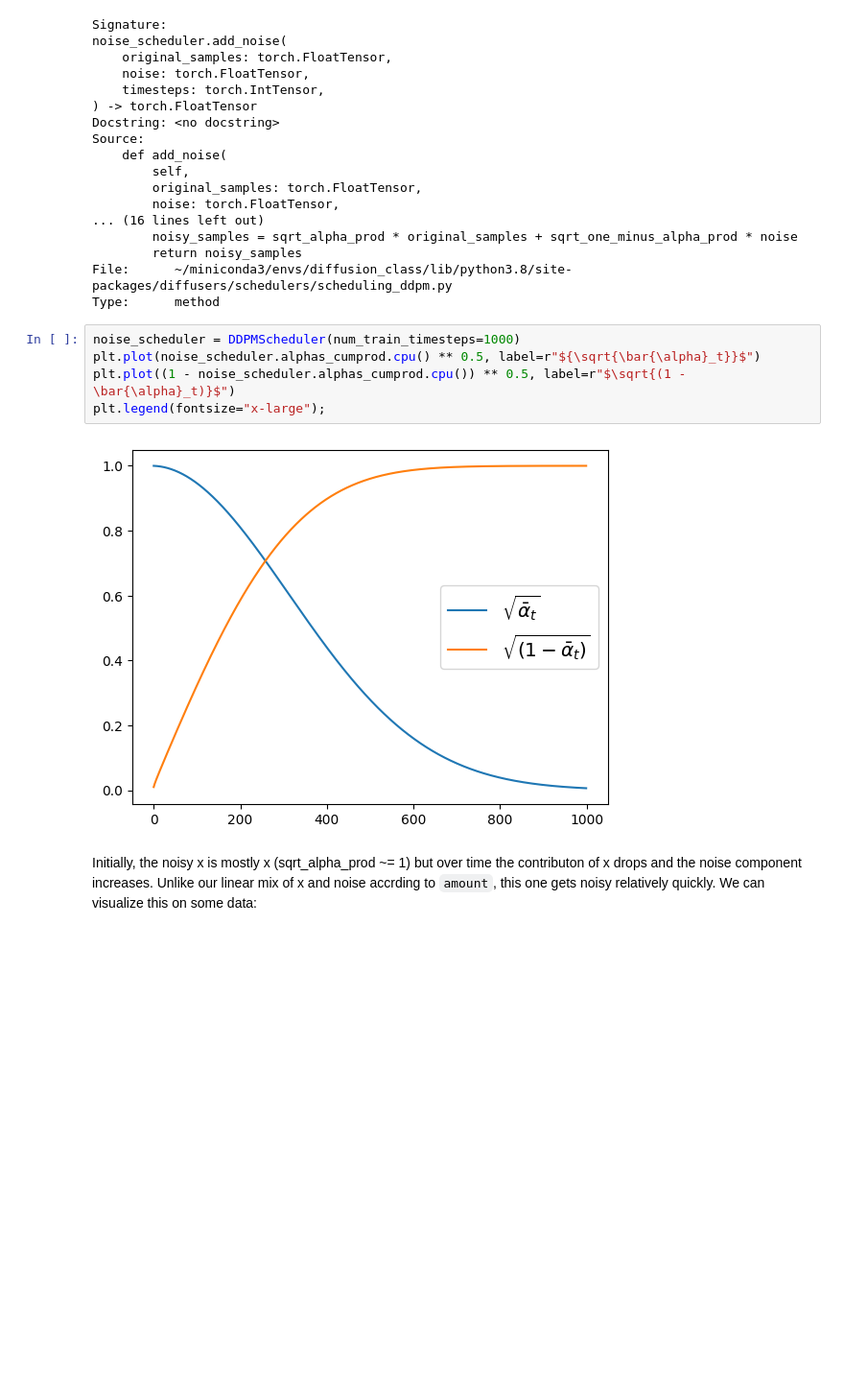
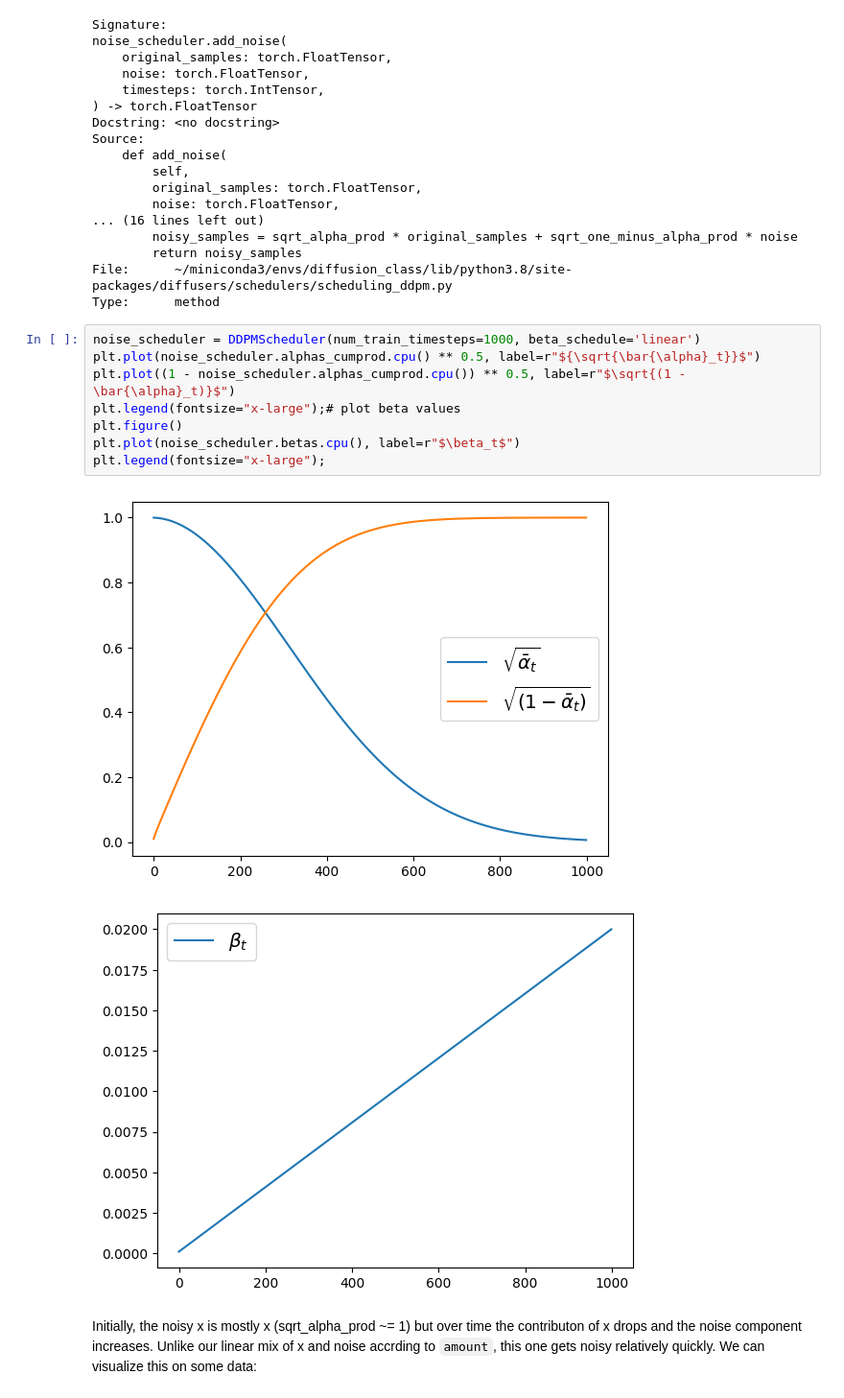
Before and after one commit to Likalto4/Diffusion_models_HF_course, a Jupyter notebook: unit1/Diffusion_models_from_scratch.ipynb, the cells around one changed output. Shown at 96% size. Cells and saved outputs as stored; diff of their text form; blank space fills up the shorter version.

Commit message:
visualizing the betas and alphas in unit 1

```diff
--- a/unit1/Diffusion_models_from_scratch.ipynb
+++ b/unit1/Diffusion_models_from_scratch.ipynb
@@ -531,12 +531,16 @@ Source:
 File:      ~/miniconda3/envs/diffusion_class/lib/python3.8/site-packages/diffusers/schedulers/scheduling_ddpm.py
 Type:      method
 # %%
-noise_scheduler = DDPMScheduler(num_train_timesteps=1000)
+noise_scheduler = DDPMScheduler(num_train_timesteps=1000, beta_schedule='linear')
 plt.plot(noise_scheduler.alphas_cumprod.cpu() ** 0.5, label=r"${\sqrt{\bar{\alpha}_t}}$")
 plt.plot((1 - noise_scheduler.alphas_cumprod.cpu()) ** 0.5, label=r"$\sqrt{(1 - \bar{\alpha}_t)}$")
+plt.legend(fontsize="x-large");# plot beta values
+plt.figure()
+plt.plot(noise_scheduler.betas.cpu(), label=r"$\beta_t$")
 plt.legend(fontsize="x-large");
 # %% [output]
 [figure]
+[figure, added]
 # %% [markdown]
 Initially, the noisy x is mostly x (sqrt_alpha_prod ~= 1) but over time the contributon of x drops and the noise component increases. Unlike our linear mix of x and noise accrding to `amount`, this one gets noisy relatively quickly. We can visualize this on some data:
 # %%
```
